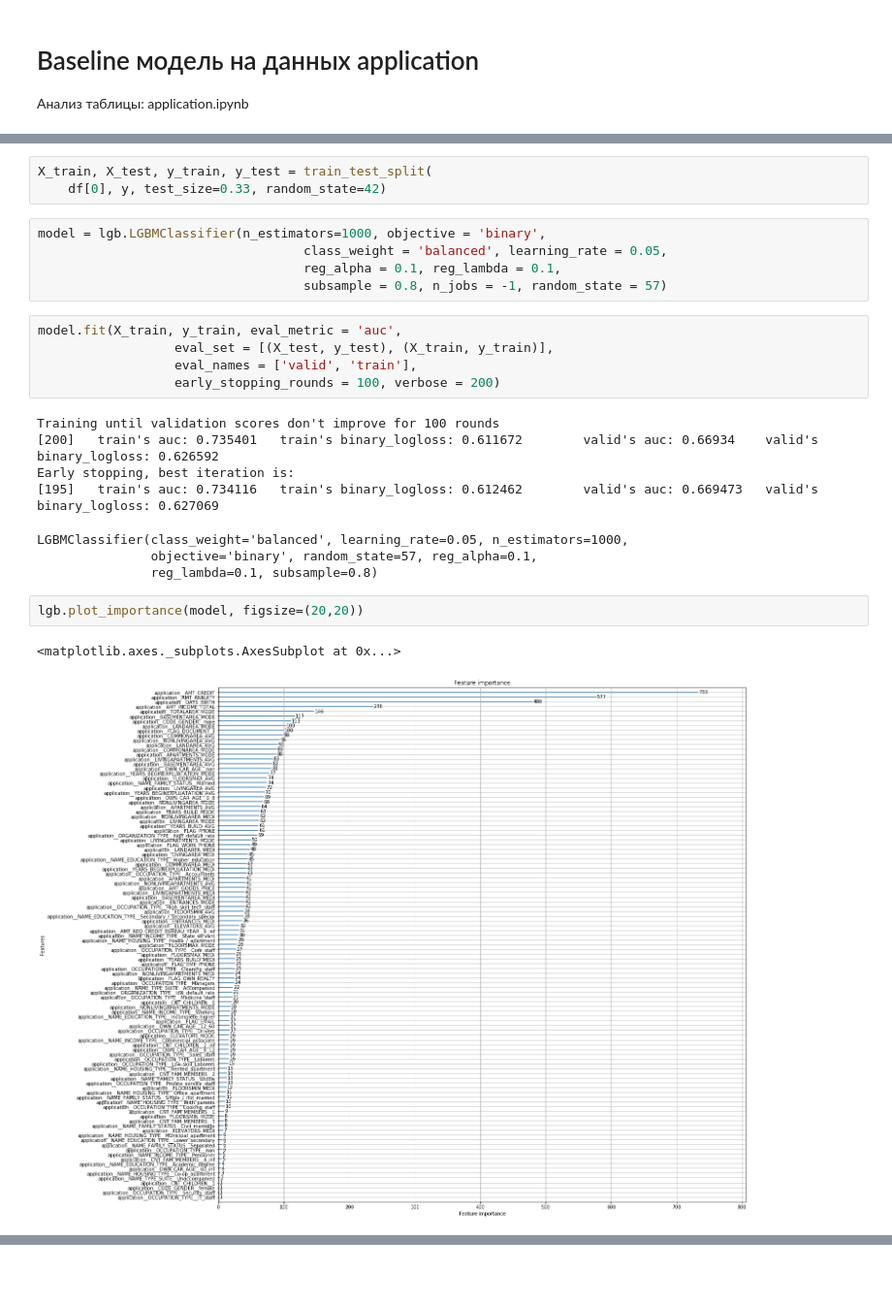
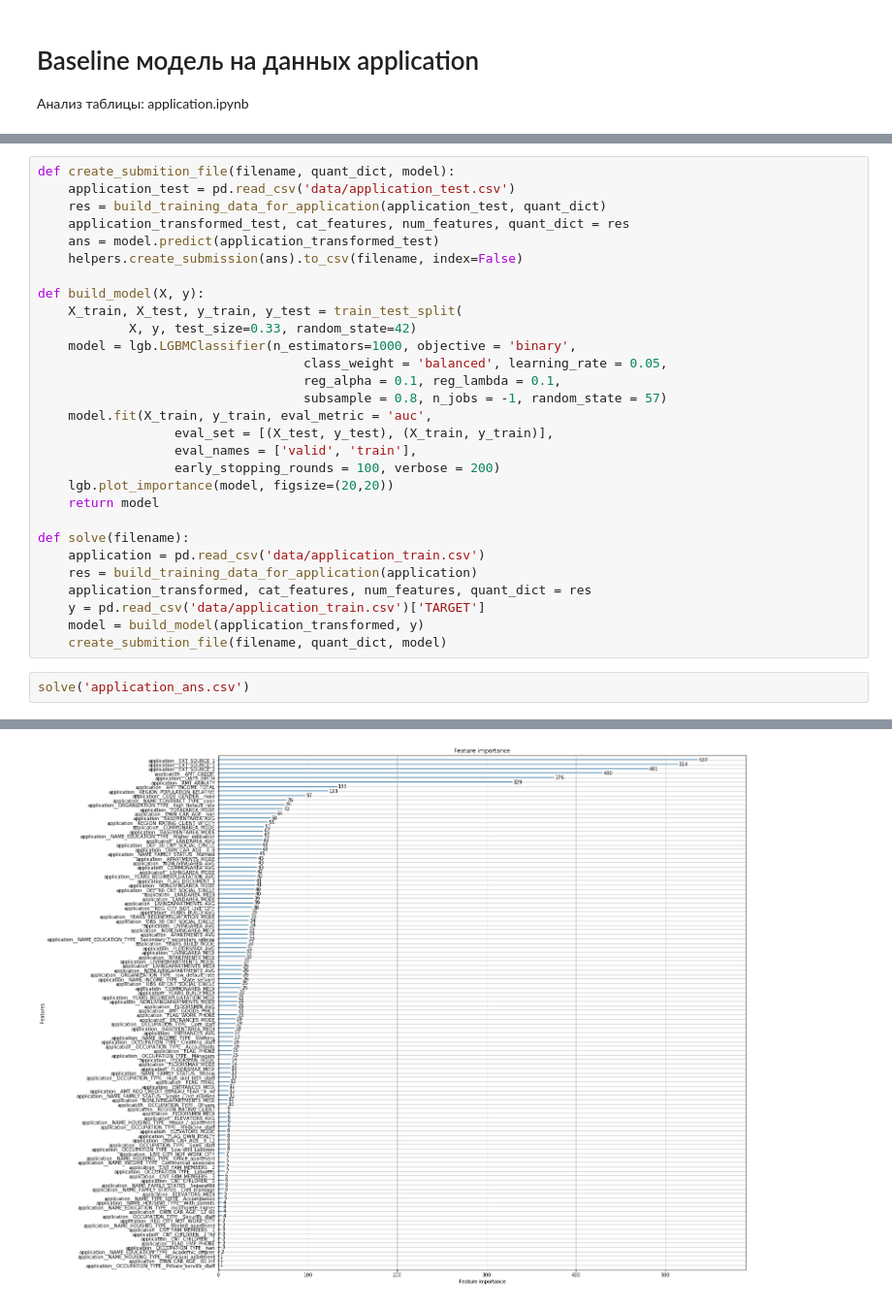
Before and after one commit to nuwanda57/HomeCredit1, a Jupyter notebook: application_model.ipynb, the cells around one changed output, grey strips where cells are left out. Shown: that part at 97% size. Drawn from its saved outputs; the diff is of its cells as text; blank space fills up the shorter version.

Commit message:
application

```diff
--- a/application_model.ipynb
+++ b/application_model.ipynb
@@ -586,26 +658,32 @@ os.environ['KMP_DUPLICATE_LIB_OK']='True'
-# %%
-X_train, X_test, y_train, y_test = train_test_split(
-    df[0], y, test_size=0.33, random_state=42)
-# %%
-model = lgb.LGBMClassifier(n_estimators=1000, objective = 'binary',
-                                   class_weight = 'balanced', learning_rate = 0.05,
-                                   reg_alpha = 0.1, reg_lambda = 0.1,
-                                   subsample = 0.8, n_jobs = -1, random_state = 57)
-# %%
-model.fit(X_train, y_train, eval_metric = 'auc',
-                  eval_set = [(X_test, y_test), (X_train, y_train)],
-                  eval_names = ['valid', 'train'],
-                  early_stopping_rounds = 100, verbose = 200)
-# %% [output]
-Training until validation scores don't improve for 100 rounds
-[200]   train's auc: 0.735401   train's binary_logloss: 0.611672        valid's auc: 0.66934    valid's binary_logloss: 0.626592
-Early stopping, best iteration is:
-[195]   train's auc: 0.734116   train's binary_logloss: 0.612462        valid's auc: 0.669473   valid's binary_logloss: 0.627069
-LGBMClassifier(class_weight='balanced', learning_rate=0.05, n_estimators=1000,
-               objective='binary', random_state=57, reg_alpha=0.1,
-               reg_lambda=0.1, subsample=0.8)
-# %%
-lgb.plot_importance(model, figsize=(20,20))
-# %% [output]
-<matplotlib.axes._subplots.AxesSubplot at 0x...>
-[figure, removed]
+# %%
+def create_submition_file(filename, quant_dict, model):
+    application_test = pd.read_csv('data/application_test.csv')
+    res = build_training_data_for_application(application_test, quant_dict)
+    application_transformed_test, cat_features, num_features, quant_dict = res
+    ans = model.predict(application_transformed_test)
+    helpers.create_submission(ans).to_csv(filename, index=False)
+
+def build_model(X, y):
+    X_train, X_test, y_train, y_test = train_test_split(
+            X, y, test_size=0.33, random_state=42)
+    model = lgb.LGBMClassifier(n_estimators=1000, objective = 'binary',
+                                   class_weight = 'balanced', learning_rate = 0.05,
+                                   reg_alpha = 0.1, reg_lambda = 0.1,
+                                   subsample = 0.8, n_jobs = -1, random_state = 57)
+    model.fit(X_train, y_train, eval_metric = 'auc',
+                  eval_set = [(X_test, y_test), (X_train, y_train)],
+                  eval_names = ['valid', 'train'],
+                  early_stopping_rounds = 100, verbose = 200)
+    lgb.plot_importance(model, figsize=(20,20))
+    return model
+
+def solve(filename):
+    application = pd.read_csv('data/application_train.csv')
+    res = build_training_data_for_application(application)
+    application_transformed, cat_features, num_features, quant_dict = res
+    y = pd.read_csv('data/application_train.csv')['TARGET']
+    model = build_model(application_transformed, y)
+    create_submition_file(filename, quant_dict, model)
+# %%
+solve('application_ans.csv')
+# %% [output]
@@ -611,0 +694 @@ lgb.plot_importance(model, figsize=(20,20))
+[figure, added]
```
Also changed, not shown: parts of 7 cells of this notebook, 4 other files.
